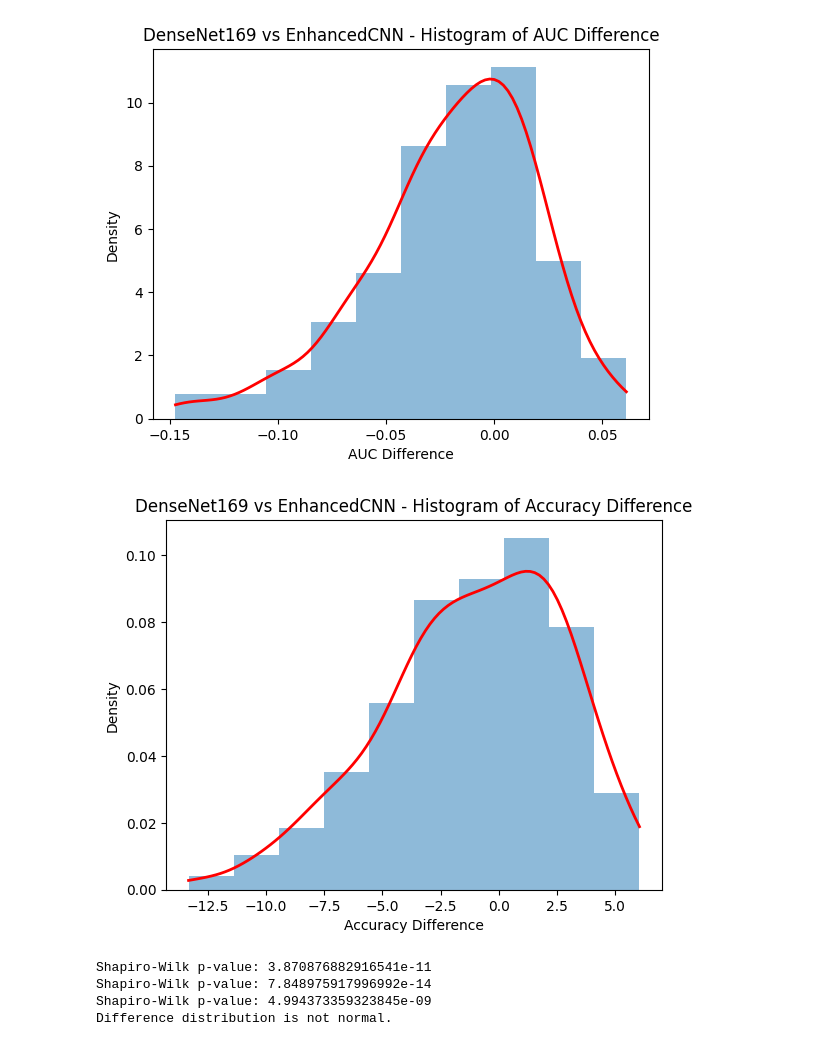
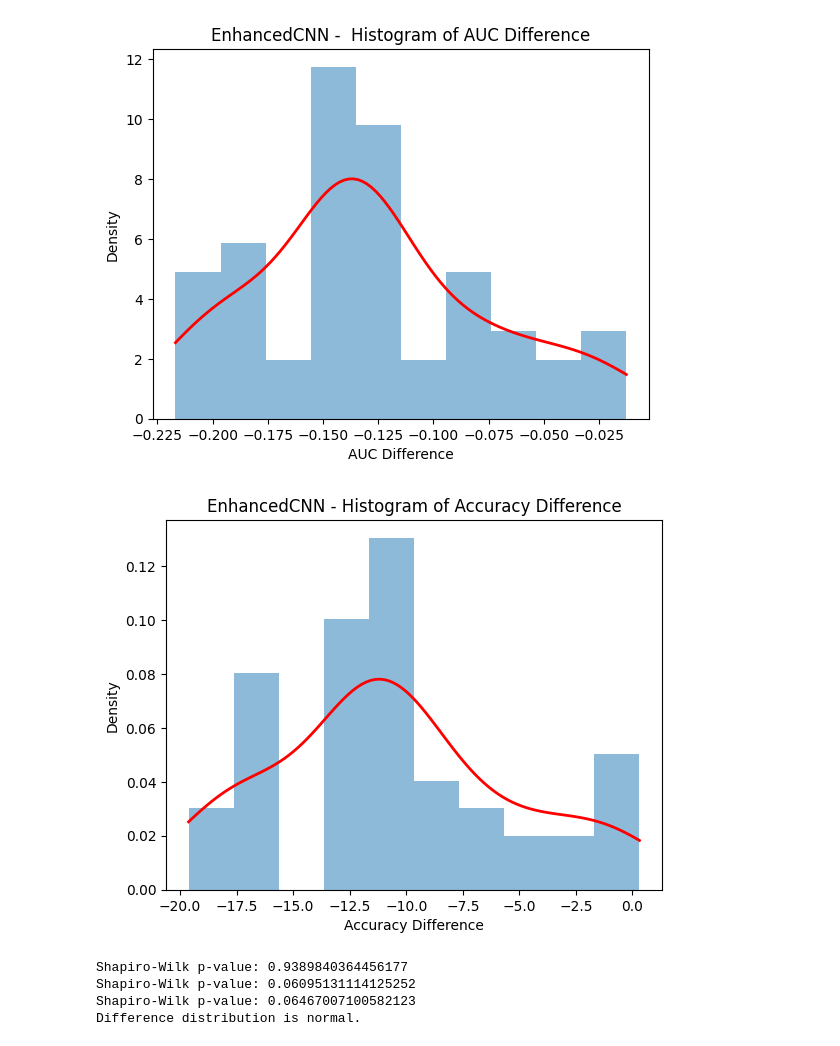
Before and after one commit to najdamikolaj00/COVID-19-CT-Classification, a Jupyter notebook: Statistics_Between_The_Same_Models/statistics_test.ipynb, the cells around one changed output. Saved outputs shown, nothing was run; the diff lists cells and outputs as text; code cells hidden in the pictures.

Commit message:
stat workflows and results

```diff
--- a/Statistics_Between_The_Same_Models/statistics_test.ipynb
+++ b/Statistics_Between_The_Same_Models/statistics_test.ipynb
@@ -10,5 +10,7 @@ epochs = 50
 k = 5
 # %%
 model1_results = pd.read_csv(f'results/{model_name}_k{k}_epoch{epochs}_batch{batch_size}_val_results.txt', delimiter=', ')
-model2_results = pd.read_csv(f'results/{model_name}_k{k}_epoch{epochs}_batch{batch_size}_val_results.txt', delimiter=', ')
+model2_results = pd.read_csv(f'results/{model_name}_epoch{epochs}_batch{batch_size}_val_results.txt', delimiter=', ')
+# %%
+model1_results = model1_results[model1_results['Fold'] == 1]
 # %%
@@ -70,7 +112,7 @@ import scipy.stats as ss
 plt.hist(diff_f1, bins=10, alpha=0.5, density=True)
 plt.xlabel('F1 Difference')
 plt.ylabel('Density')
-plt.title(f'{model_1_name} vs {model_2_name} - Histogram of F1 Difference')
+plt.title(f'{model_name} - Histogram of F1 Difference')
 
 # Generowanie krzywej gęstości dla różnicy F1
 x = np.linspace(min(diff_f1), max(diff_f1), 100)
@@ -78,30 +120,30 @@ density_f1 = ss.gaussian_kde(diff_f1)
 plt.plot(x, density_f1(x), color='red', linewidth=2)
 
 # Wyświetlanie histogramu z krzywą gęstości dla różnicy F1
-plt.savefig(f'{model_1_name}_vs_{model_2_name}_F1_difference_k{k}.svg')
+plt.savefig(f'{model_name}_F1_difference_k{k}.svg')
 plt.show()
 
 # Analogicznie dla różnicy AUC
 plt.hist(diff_auc, bins=10, alpha=0.5, density=True)
 plt.xlabel('AUC Difference')
 plt.ylabel('Density')
-plt.title(f'{model_1_name} vs {model_2_name} - Histogram of AUC Difference')
+plt.title(f'{model_name} -  Histogram of AUC Difference')
 
 x = np.linspace(min(diff_auc), max(diff_auc), 100)
 density_auc = ss.gaussian_kde(diff_auc)
 plt.plot(x, density_auc(x), color='red', linewidth=2)
-plt.savefig(f'{model_1_name}_vs_{model_2_name}_AUC_difference_k{k}.svg')
+plt.savefig(f'{model_name}_AUC_difference_k{k}.svg')
 plt.show()
 
 # Analogicznie dla różnicy Accuracy
 plt.hist(diff_accuracy, bins=10, alpha=0.5, density=True)
 plt.xlabel('Accuracy Difference')
 plt.ylabel('Density')
-plt.title(f'{model_1_name} vs {model_2_name} - Histogram of Accuracy Difference')
+plt.title(f'{model_name} - Histogram of Accuracy Difference')
 
 x = np.linspace(min(diff_accuracy), max(diff_accuracy), 100)
 density_accuracy = ss.gaussian_kde(diff_accuracy)
 plt.plot(x, density_accuracy(x), color='red', linewidth=2)
-plt.savefig(f'{model_1_name}_vs_{model_2_name}_ACC_difference_k{k}.svg')
+plt.savefig(f'{model_name}_ACC_difference_k{k}.svg')
 plt.show()
 # %% [output]
@@ -109,5 +151,5 @@ plt.show()
-[figure, old version]
+[figure, new version]
-[figure, old version]
+[figure, new version]
 # %%
 is_normal = True
 for diff in diff_data:
@@ -125,10 +167,10 @@ else:
 
 #Pytanie: Czy dla wszystkich różnic musi być normalny?
 # %% [output]
-Shapiro-Wilk p-value: 3.870876882916541e-11
-Shapiro-Wilk p-value: 7.848975917996992e-14
-Shapiro-Wilk p-value: 4.994373359323845e-09
-Difference distribution is not normal.
+Shapiro-Wilk p-value: 0.9389840364456177
+Shapiro-Wilk p-value: 0.06095131114125252
+Shapiro-Wilk p-value: 0.06467007100582123
+Difference distribution is normal.
 # %%
 if is_normal:
     #test t-paired dla różnic (dla rozkładu normalnego)
```
Also changed, not shown: parts of 10 cells of this notebook, 5 other files.
